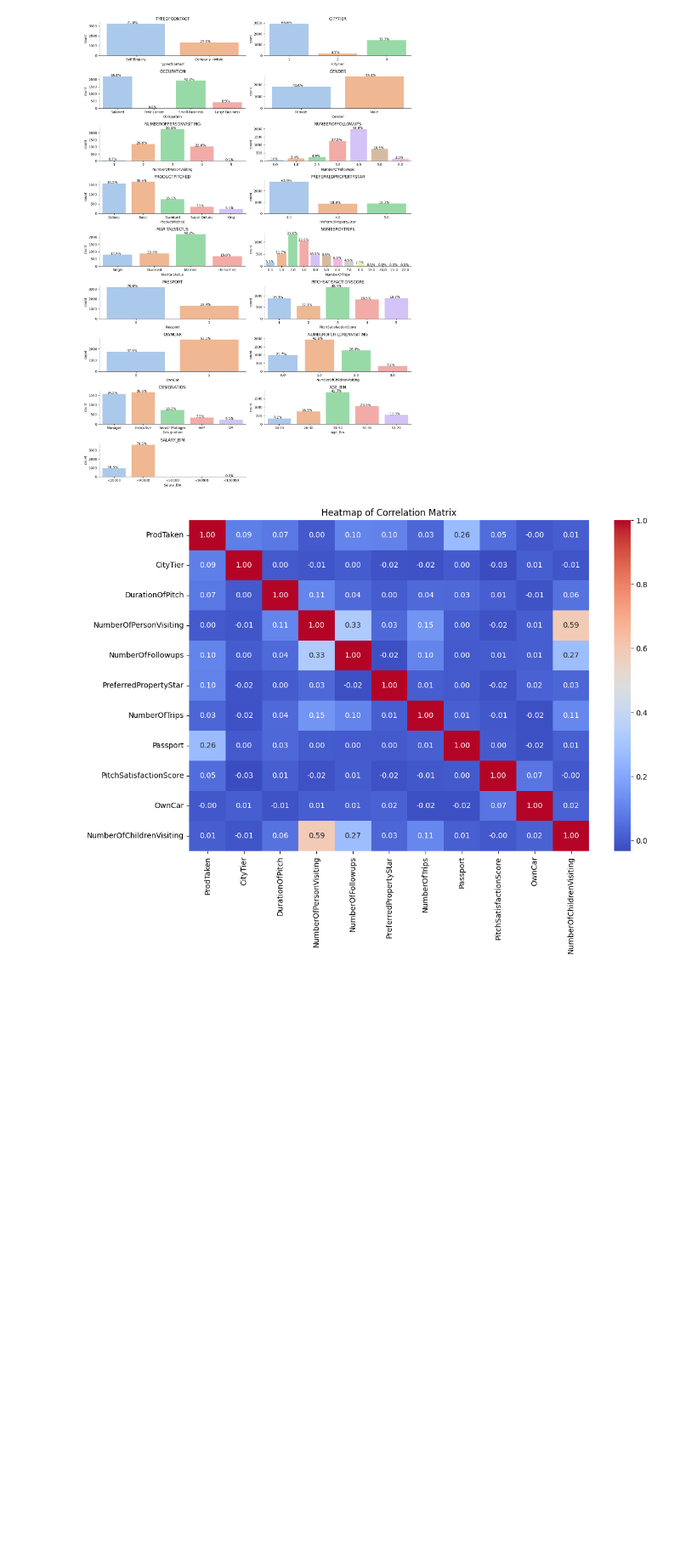
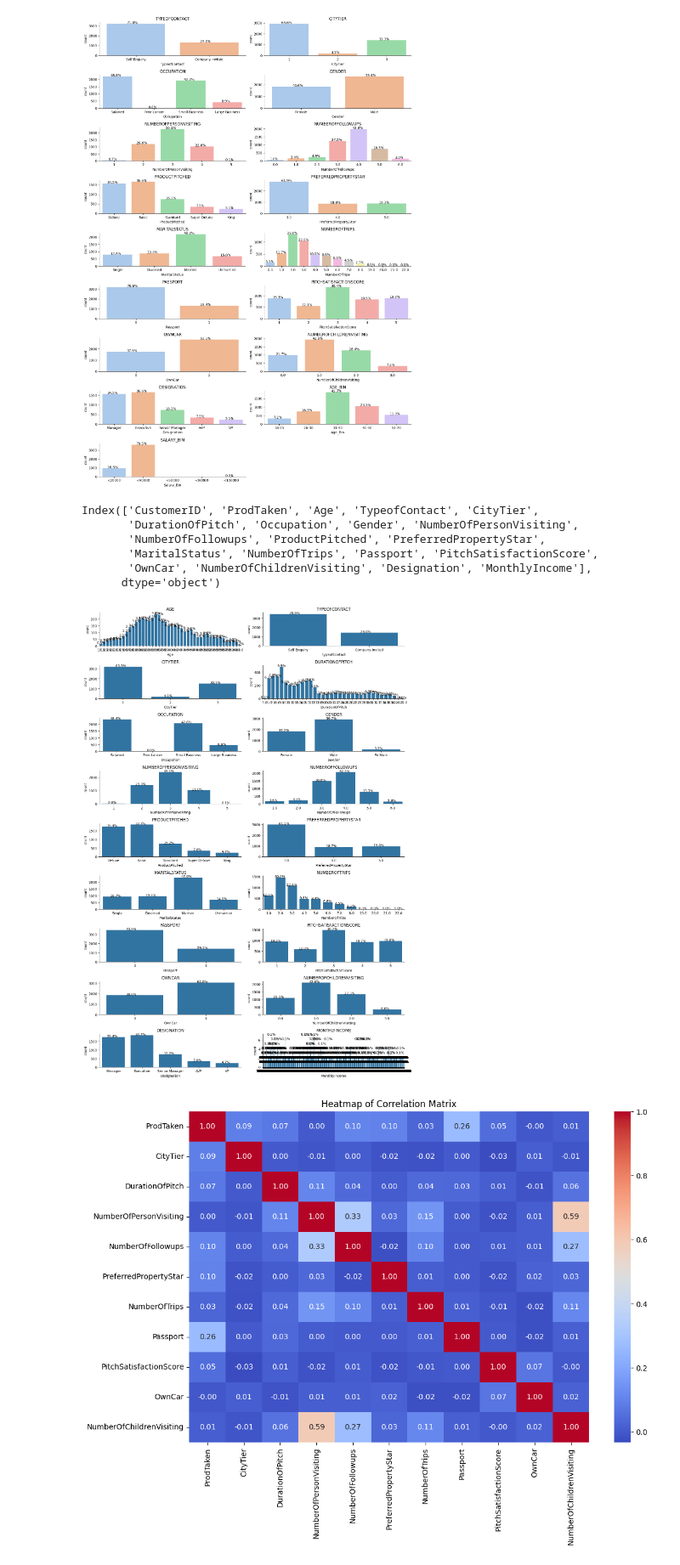
Before and after one commit to arnnv/travel-package-predictor, a Jupyter notebook: travel-package-predict.ipynb, the cells around one changed output. Shown at 85% size. Drawn from its saved outputs; the diff is of its cells as text; code cells hidden in the pictures; blank space fills up the shorter version.

```diff
--- a/travel-package-predict.ipynb
+++ b/travel-package-predict.ipynb
@@ -105,7 +105,7 @@ Designation: ['Manager' 'Executive' 'Senior Manager' 'AVP' 'VP']
 # %% [markdown]
 # TEMP WORK
 # %%
-df['Gender'].replace('Fe Male', 'Female', inplace=True)
+df['Gender'] = df['Gender'].replace('Fe Male', 'Female')
 # %%
 df.drop(['CustomerID'], axis=1, inplace=True)
 # %%
@@ -128,10 +128,10 @@ df.drop(['Age', 'MonthlyIncome'], axis=1, inplace=True)
 # %% [markdown]
 ## HANDLING MISSING VALUES
 # %%
-df['DurationOfPitch'].fillna(0, inplace=True)
-df['NumberOfTrips'].fillna(0, inplace=True)
-df['NumberOfChildrenVisiting'].fillna(0, inplace=True)
-df['NumberOfFollowups'].fillna(0, inplace=True)
+df['DurationOfPitch'] = df['DurationOfPitch'].fillna(0)
+df['NumberOfTrips'] = df['NumberOfTrips'].fillna(0)
+df['NumberOfChildrenVisiting'] = df['NumberOfChildrenVisiting'].fillna(0)
+df['NumberOfFollowups'] = df['NumberOfFollowups'].fillna(0)
 # %%
 df['TypeofContact'].value_counts()
 # %% [output]
@@ -140,7 +140,7 @@ Self Enquiry       3444
 Company Invited    1419
 Name: count, dtype: int64
 # %%
-df['TypeofContact'].fillna('Self Enquiry', inplace=True)
+df['TypeofContact'] = df['TypeofContact'].fillna('Self Enquiry')
 # %%
 df['PreferredPropertyStar'].value_counts()
 # %% [output]
@@ -150,7 +150,7 @@ PreferredPropertyStar
 4.0     913
 Name: count, dtype: int64
 # %%
-df['PreferredPropertyStar'].fillna(df['PreferredPropertyStar'].mode()[0], inplace=True)
+df['PreferredPropertyStar'] = df['PreferredPropertyStar'].fillna(df['PreferredPropertyStar'].mode()[0])
 # %%
 df.dropna(subset=['Age_Bin', 'Salary_Bin'], inplace=True)
 df.reset_index(drop=True, inplace=True)
@@ -243,6 +243,39 @@ Passing `palette` without assigning `hue` is deprecated and will be removed in v
 
   ax = sns.countplot(x=df[variable], data=df, palette=colors)
 [figure]
+# %%
+df.columns
+# %% [output]
+Index(['CustomerID', 'ProdTaken', 'Age', 'TypeofContact', 'CityTier',
+       'DurationOfPitch', 'Occupation', 'Gender', 'NumberOfPersonVisiting',
+       'NumberOfFollowups', 'ProductPitched', 'PreferredPropertyStar',
+       'MaritalStatus', 'NumberOfTrips', 'Passport', 'PitchSatisfactionScore',
+       'OwnCar', 'NumberOfChildrenVisiting', 'Designation', 'MonthlyIncome'],
+      dtype='object')
+# %%
+plt.figure(figsize=(14, 20))
+
+cols=['Age', 'TypeofContact', 'CityTier',
+       'DurationOfPitch', 'Occupation', 'Gender', 'NumberOfPersonVisiting',
+       'NumberOfFollowups', 'ProductPitched', 'PreferredPropertyStar',
+       'MaritalStatus', 'NumberOfTrips', 'Passport', 'PitchSatisfactionScore',
+       'OwnCar', 'NumberOfChildrenVisiting', 'Designation', 'MonthlyIncome']
+
+for i, variable in enumerate(cols):
+    plt.subplot(9, 2, i + 1)
+    ax = sns.countplot(x=df[variable], data=df)
+    sns.despine(top=True, right=True, left=False)
+    for p in ax.patches:
+        percentage = '{:.1f}%'.format(100 * p.get_height() / len(df[variable]))
+        x = p.get_x() + p.get_width() / 2 - 0.05
+        y = p.get_y() + p.get_height()
+        plt.annotate(percentage, (x, y), ha='center')
+    plt.tight_layout()
+    plt.title(cols[i].upper())
+
+plt.show()
+# %% [output]
+[figure, added]
 # %%
 plt.figure(figsize=(12, 8))
 sns.heatmap(df[df.describe().columns].corr(), annot=True, fmt='.2f', cmap='coolwarm')
```
Also changed, not shown: parts of 3 cells of this notebook, 2 other files.
